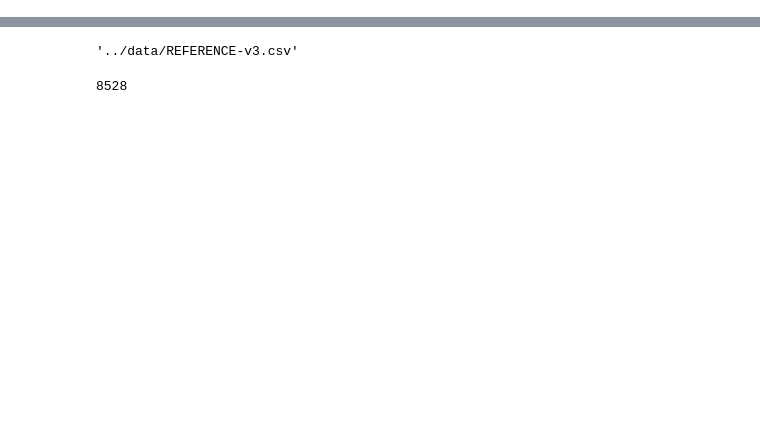
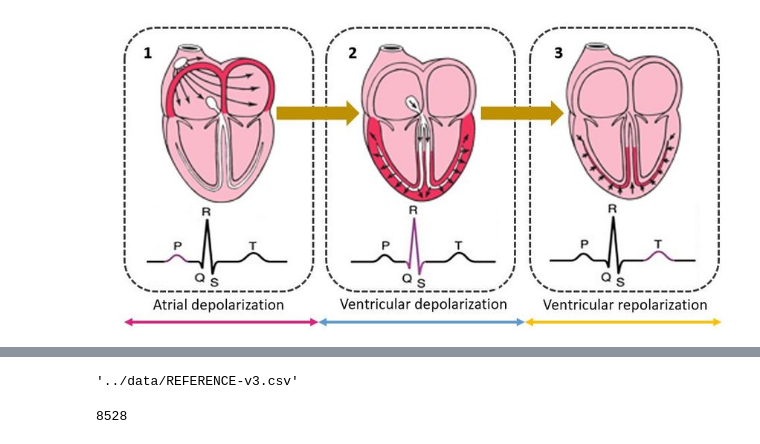
Before and after one commit to jessie831024/algo_ecg, a Jupyter notebook: notebooks/data_exploration.ipynb, the cells around one changed output, grey strips where cells are left out. Saved outputs shown, nothing was run; the diff lists cells and outputs as text; code cells hidden in the pictures; blank space fills up the shorter version.

```diff
--- a/notebooks/data_exploration.ipynb
+++ b/notebooks/data_exploration.ipynb
@@ -16,0 +54,6 @@ import matplotlib.pyplot as plt
+# %%
+img = Image.open('../images/Successive-Stages-of-Depolarization-repolarization-of-the-Heart-Resulting-Different-Waves.png')
+display(img)
+#https://www.researchgate.net/publication/356826618_Hardware_Architecture_for_Adaptive_Dual_Threshold_Filter_and_Discrete_Wavelet_Transform_based_ECG_Signal_Denoising
+# %% [output]
+[figure, added]
```
Also changed, not shown: parts of 26 cells of this notebook, 5 other files.
